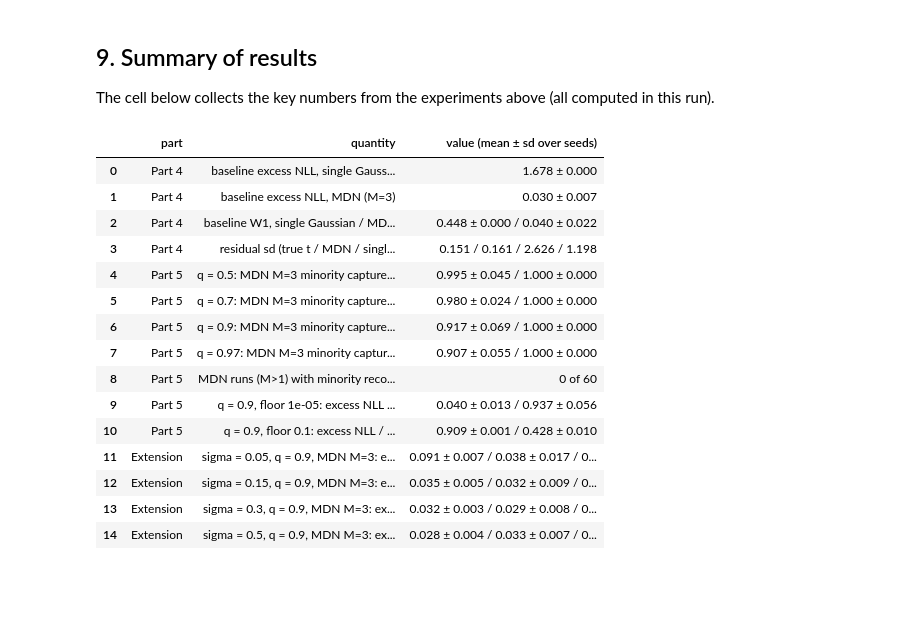
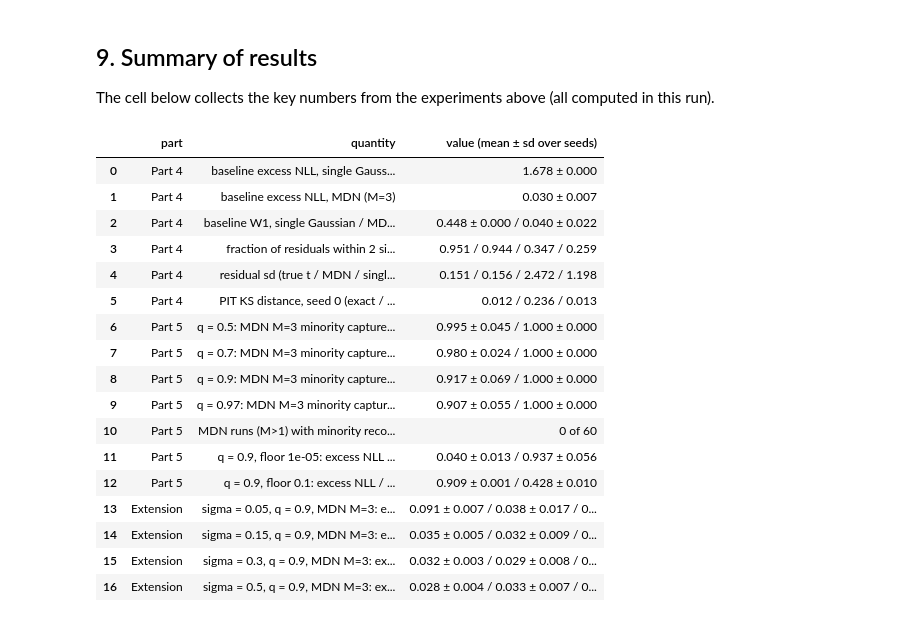
Before and after one commit to aamil-finoj/FDS_Project_8, a Jupyter notebook: Project8_Inverse_Problems.ipynb, the cells around one changed output. Drawn from its saved outputs; the diff is of its cells as text; code cells hidden in the pictures; blank space fills up the shorter version.

```diff
--- a/Project8_Inverse_Problems.ipynb
+++ b/Project8_Inverse_Problems.ipynb
@@ -838,13 +956,16 @@ joint law as $(x,t)$, so across the data distribution **$r$ is again $\mathcal N
 A good conditional model should therefore give residuals with standard deviation about
 $\sigma=0.15$, not 0. For the MSE network, $r=x-f(x)^2\approx x$ for positive $x$.
 # %%
+N_RES = 20   # posterior samples per test x, so the residual statistics are not one random draw
+x_rep = np.repeat(x_te, N_RES)                                   # x repeated to match the flattened samples
 r_true = x_te - t_te**2
-r_ref  = x_te - E.sample_reference(x_te, T_GRID, A, SIGMA, 0.5, 1, seed=2)[:, 0] ** 2
-r_sg   = x_te - E.sample_conditional(sg_model, x_te, 1, seed=2)[:, 0] ** 2
-r_mdn  = x_te - E.sample_conditional(mdn_model, x_te, 1, seed=2)[:, 0] ** 2
+r_ref  = x_rep - E.sample_reference(x_te, T_GRID, A, SIGMA, 0.5, N_RES, seed=2).ravel() ** 2
+r_sg   = x_rep - E.sample_conditional(sg_model, x_te, N_RES, seed=2).ravel() ** 2
+r_mdn  = x_rep - E.sample_conditional(mdn_model, x_te, N_RES, seed=2).ravel() ** 2
 r_mse  = x_te - E.predict_point(mse_model0, x_te) ** 2
 res = {"true t (= noise eps)": r_true, "exact posterior sample": r_ref, "MDN sample": r_mdn,
        "single-Gaussian sample": r_sg, "MSE point prediction": r_mse}
+res_x = {k: (x_rep if len(r) == len(x_rep) else x_te) for k, r in res.items()}   # matching x for each residual array
 
 fig, axes = plt.subplots(1, 2, figsize=(14, 4))
 bins = np.linspace(-1.5, 4.5, 121)
@@ -860,16 +981,23 @@ axes[1].set(xlabel="r", title="Zoom: residuals vs the noise distribution")
 axes[0].legend(fontsize=8); axes[1].legend(fontsize=8)
 savefig(fig, "06_forward_residuals"); plt.show()
 
-reg_te = np.array([R.classify_region(x, A, SIGMA) for x in x_te])
 rows = []
 for name, r in res.items():
+    reg_r = np.array([R.classify_region(x, A, SIGMA) for x in res_x[name]])
     for reg in ["all", "no real inverse", "merged", "two branches", "beyond support"]:
-        mask = np.ones_like(r, bool) if reg == "all" else reg_te == reg
-        rows.append(dict(source=name, region=reg, n=int(mask.sum()), mean_r=r[mask].mean(), sd_r=r[mask].std(),
-                         frac_within_2sigma=np.mean(np.abs(r[mask]) <= 2 * SIGMA)))
+        mask = np.ones_like(r, bool) if reg == "all" else reg_r == reg
+        rm = r[mask]
+        rows.append(dict(source=name, region=reg, n=int(mask.sum()), mean_r=rm.mean(), sd_r=rm.std(),
+                         robust_sd_r=1.4826 * np.median(np.abs(rm - np.median(rm))),   # MAD-based, insensitive to a few huge residuals
+                         frac_within_2sigma=np.mean(np.abs(rm) <= 2 * SIGMA)))
 resid_table = pd.DataFrame(rows)
+resid_table.to_csv(RESULTS / "part4_forward_residuals.csv", index=False)
+print("fraction of |r| <= 2 sigma (target about 0.95 overall):")
+display(resid_table.pivot(index="source", columns="region", values="frac_within_2sigma").round(3))
 print("mean of r:"); display(resid_table.pivot(index="source", columns="region", values="mean_r").round(3))
-print("standard deviation of r:"); display(resid_table.pivot(index="source", columns="region", values="sd_r").round(3))
-print("fraction of |r| <= 2 sigma:")
-display(resid_table.pivot(index="source", columns="region", values="frac_within_2sigma").round(3))
+print("standard deviation of r  /  robust (MAD-based) standard deviation of r:")
+display(resid_table.pivot(index="source", columns="region", values="sd_r").round(3))
+display(resid_table.pivot(index="source", columns="region", values="robust_sd_r").round(3))
+print("KS distance of all residuals to N(0, sigma^2), which is their exact distribution under a correct model:")
+display(pd.Series({k: kstest(r, lambda v: norm.cdf(v, 0, SIGMA)).statistic for k, r in res.items()}, name="KS distance").round(3))
 # %% [output]
@@ -1276,46 +1422,54 @@ The cell below collects the key numbers from the experiments above (all computed
 # %%
 def ms(d, col):
     return f"{d[col].mean():.3f} ± {d[col].std():.3f}"
 
 summary = []
 b = df_base
 summary.append(("Part 4", "baseline excess NLL, single Gaussian (M=1)", ms(b[b.M == 1], "excess_nll")))
 summary.append(("Part 4", "baseline excess NLL, MDN (M=3)", ms(b[b.M == 3], "excess_nll")))
 summary.append(("Part 4", "baseline W1, single Gaussian / MDN M=3", f"{ms(b[b.M == 1], 'w1')} / {ms(b[b.M == 3], 'w1')}"))
+RES_KEYS = ["true t (= noise eps)", "MDN sample", "single-Gaussian sample", "MSE point prediction"]
+summary.append(("Part 4", "fraction of residuals within 2 sigma (true t / MDN / single Gauss. / MSE)",
+                " / ".join(f"{np.mean(np.abs(res[k]) <= 2 * SIGMA):.3f}" for k in RES_KEYS)))
 summary.append(("Part 4", "residual sd (true t / MDN / single Gauss. / MSE), sigma = 0.15",
-                " / ".join(f"{res[k].std():.3f}" for k in ["true t (= noise eps)", "MDN sample", "single-Gaussian sample", "MSE point prediction"])))
+                " / ".join(f"{res[k].std():.3f}" for k in RES_KEYS)))
+summary.append(("Part 4", "PIT KS distance, seed 0 (exact / single Gauss. / MDN)",
+                " / ".join(f"{head_to_head.loc[k, 'PIT_KS']:.3f}" for k in
+                           ["exact posterior (quadrature)", "single Gaussian (M=1)", f"MDN (M={BASE_MDN.M})"])))
 for q in Q_LIST:
     d = df_asym[(df_asym.q == q) & (df_asym.M == 3)]
     summary.append(("Part 5", f"q = {q}: MDN M=3 minority capture / recovery rate", f"{ms(d, 'capture_neg')} / {ms(d, 'recovered_neg')}"))
 summary.append(("Part 5", "MDN runs (M>1) with minority recovery < 0.9", f"{len(fails)} of {int((df_asym.M > 1).sum())}"))
 for v in [FLOORS[0], FLOORS[-1]]:
     d = df_floor[df_floor.var_floor == v]
     summary.append(("Part 5", f"q = 0.9, floor {v:g}: excess NLL / minority capture", f"{ms(d, 'excess_nll')} / {ms(d, 'capture_neg')}"))
 for s in SIGMAS:
     d = df_noise[(df_noise.sigma == s) & (df_noise.q == 0.9) & (df_noise.M == 3)]
     summary.append(("Extension", f"sigma = {s}, q = 0.9, MDN M=3: excess NLL / W1 / minority capture",
                     f"{ms(d, 'excess_nll')} / {ms(d, 'w1')} / {ms(d, 'capture_neg')}"))
 summary_df = pd.DataFrame(summary, columns=["part", "quantity", "value (mean ± sd over seeds)"])
 summary_df.to_csv(RESULTS / "summary.csv", index=False)
 with pd.option_context("display.max_colwidth", 200):
     display(summary_df)
 # %% [output]
 |  | part | quantity | value (mean ± sd over seeds) |
 | 0 | Part 4 | baseline excess NLL, single Gauss... | 1.678 ± 0.000 |
 | 1 | Part 4 | baseline excess NLL, MDN (M=3) | 0.030 ± 0.007 |
 | 2 | Part 4 | baseline W1, single Gaussian / MD... | 0.448 ± 0.000 / 0.040 ± 0.022 |
-| 3 | Part 4 | residual sd (true t / MDN / singl... | 0.151 / 0.161 / 2.626 / 1.198 |
-| 4 | Part 5 | q = 0.5: MDN M=3 minority capture... | 0.995 ± 0.045 / 1.000 ± 0.000 |
-| 5 | Part 5 | q = 0.7: MDN M=3 minority capture... | 0.980 ± 0.024 / 1.000 ± 0.000 |
-| 6 | Part 5 | q = 0.9: MDN M=3 minority capture... | 0.917 ± 0.069 / 1.000 ± 0.000 |
-| 7 | Part 5 | q = 0.97: MDN M=3 minority captur... | 0.907 ± 0.055 / 1.000 ± 0.000 |
-| 8 | Part 5 | MDN runs (M>1) with minority reco... | 0 of 60 |
-| 9 | Part 5 | q = 0.9, floor 1e-05: excess NLL ... | 0.040 ± 0.013 / 0.937 ± 0.056 |
-| 10 | Part 5 | q = 0.9, floor 0.1: excess NLL / ... | 0.909 ± 0.001 / 0.428 ± 0.010 |
-| 11 | Extension | sigma = 0.05, q = 0.9, MDN M=3: e... | 0.091 ± 0.007 / 0.038 ± 0.017 / 0... |
-| 12 | Extension | sigma = 0.15, q = 0.9, MDN M=3: e... | 0.035 ± 0.005 / 0.032 ± 0.009 / 0... |
-| 13 | Extension | sigma = 0.3, q = 0.9, MDN M=3: ex... | 0.032 ± 0.003 / 0.029 ± 0.008 / 0... |
-| 14 | Extension | sigma = 0.5, q = 0.9, MDN M=3: ex... | 0.028 ± 0.004 / 0.033 ± 0.007 / 0... |
+| 3 | Part 4 | fraction of residuals within 2 si... | 0.951 / 0.944 / 0.347 / 0.259 |
+| 4 | Part 4 | residual sd (true t / MDN / singl... | 0.151 / 0.156 / 2.472 / 1.198 |
+| 5 | Part 4 | PIT KS distance, seed 0 (exact / ... | 0.012 / 0.236 / 0.013 |
+| 6 | Part 5 | q = 0.5: MDN M=3 minority capture... | 0.995 ± 0.045 / 1.000 ± 0.000 |
+| 7 | Part 5 | q = 0.7: MDN M=3 minority capture... | 0.980 ± 0.024 / 1.000 ± 0.000 |
+| 8 | Part 5 | q = 0.9: MDN M=3 minority capture... | 0.917 ± 0.069 / 1.000 ± 0.000 |
+| 9 | Part 5 | q = 0.97: MDN M=3 minority captur... | 0.907 ± 0.055 / 1.000 ± 0.000 |
+| 10 | Part 5 | MDN runs (M>1) with minority reco... | 0 of 60 |
+| 11 | Part 5 | q = 0.9, floor 1e-05: excess NLL ... | 0.040 ± 0.013 / 0.937 ± 0.056 |
+| 12 | Part 5 | q = 0.9, floor 0.1: excess NLL / ... | 0.909 ± 0.001 / 0.428 ± 0.010 |
+| 13 | Extension | sigma = 0.05, q = 0.9, MDN M=3: e... | 0.091 ± 0.007 / 0.038 ± 0.017 / 0... |
+| 14 | Extension | sigma = 0.15, q = 0.9, MDN M=3: e... | 0.035 ± 0.005 / 0.032 ± 0.009 / 0... |
+| 15 | Extension | sigma = 0.3, q = 0.9, MDN M=3: ex... | 0.032 ± 0.003 / 0.029 ± 0.008 / 0... |
+| 16 | Extension | sigma = 0.5, q = 0.9, MDN M=3: ex... | 0.028 ± 0.004 / 0.033 ± 0.007 / 0... |
 # %% [markdown]
 ## 10. Conclusions
 
```
Also changed, not shown: parts of 19 cells of this notebook, 18 other files.
